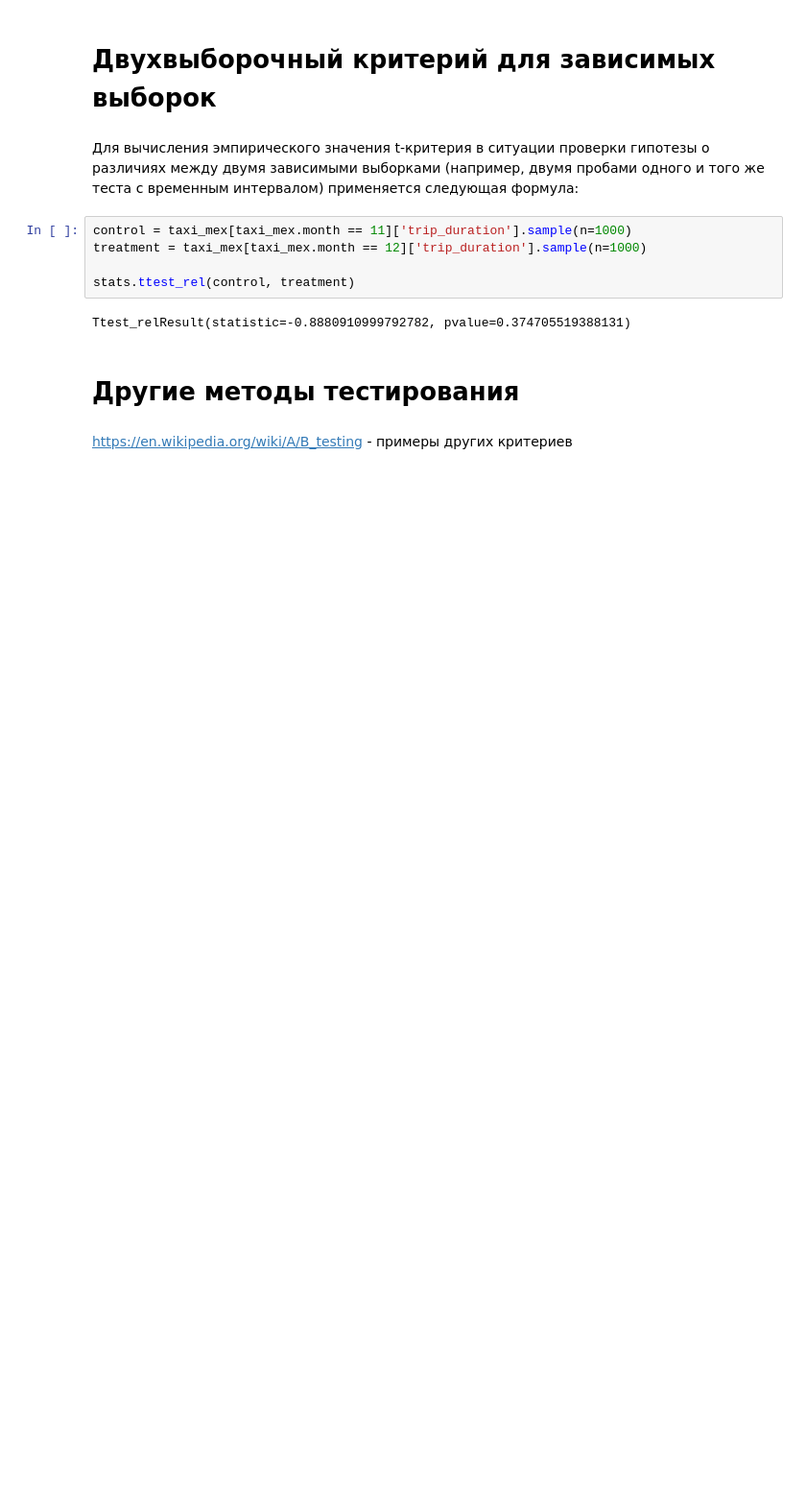
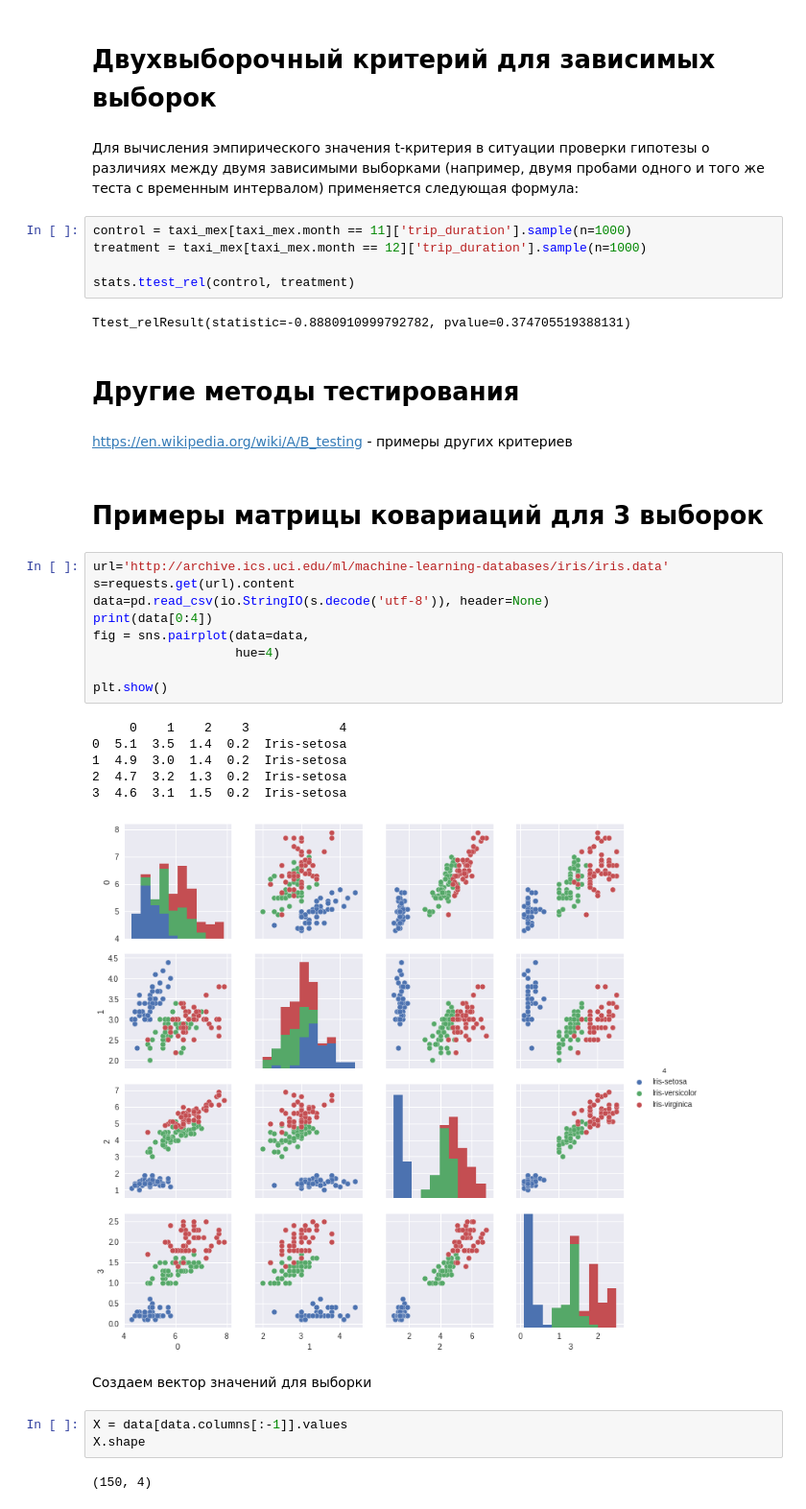
Before and after one commit to yustiks/statistics_in_python, a Jupyter notebook: statistics_3.ipynb, the cells around one changed output. Shown at 96% size. Saved outputs shown, nothing was run; the diff lists cells and outputs as text; blank space fills up the shorter version.

```diff
--- a/statistics_3.ipynb
+++ b/statistics_3.ipynb
@@ -195,3 +251,28 @@ Ttest_relResult(statistic=-0.8880910999792782, pvalue=0.374705519388131)
 # Другие методы тестирования
 # %% [markdown]
 https://en.wikipedia.org/wiki/A/B_testing - примеры других критериев
+# %% [markdown]
+# Примеры матрицы ковариаций для 3 выборок
+# %%
+url='http://archive.ics.uci.edu/ml/machine-learning-databases/iris/iris.data'
+s=requests.get(url).content
+data=pd.read_csv(io.StringIO(s.decode('utf-8')), header=None)
+print(data[0:4])
+fig = sns.pairplot(data=data,
+                   hue=4)
+
+plt.show()
+# %% [output]
+     0    1    2    3            4
+0  5.1  3.5  1.4  0.2  Iris-setosa
+1  4.9  3.0  1.4  0.2  Iris-setosa
+2  4.7  3.2  1.3  0.2  Iris-setosa
+3  4.6  3.1  1.5  0.2  Iris-setosa
+[figure, added]
+# %% [markdown]
+Создаем вектор значений для выборки
+# %%
+X = data[data.columns[:-1]].values
+X.shape
+# %% [output]
+(150, 4)
```
Also changed, not shown: parts of 10 cells of this notebook.
